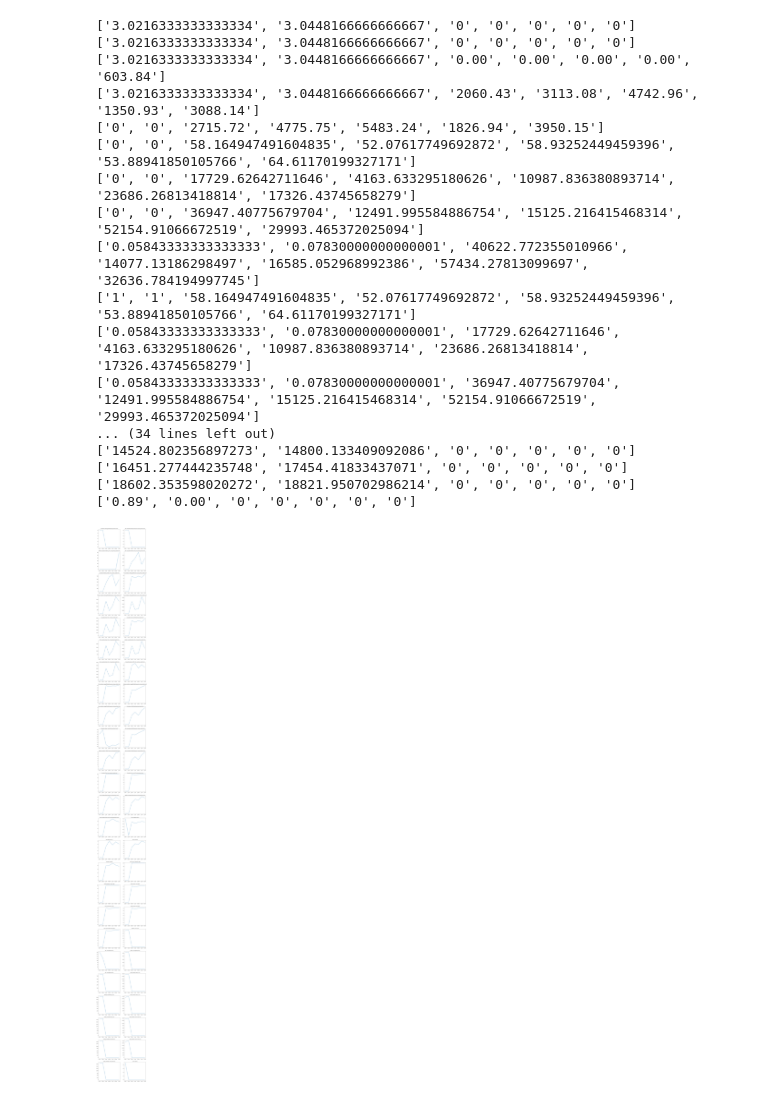
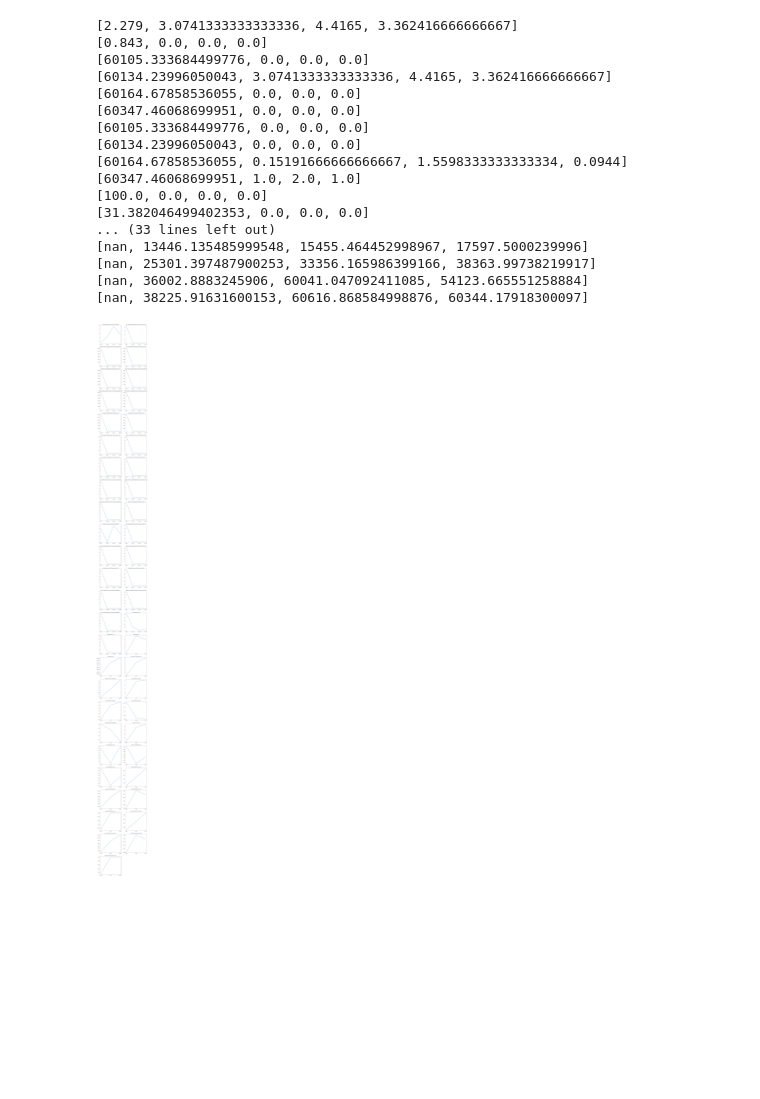
Before and after one commit to vavalm/elasticsearch-docker-cluster, a Jupyter notebook: rally/benchmarks/results/display_result.ipynb, the cells around one changed output. Drawn from its saved outputs; the diff is of its cells as text; code cells hidden in the pictures; blank space fills up the shorter version.

Commit message:
display_result.ipynb modified test results added README.md updated

```diff
--- a/rally/benchmarks/results/display_result.ipynb
+++ b/rally/benchmarks/results/display_result.ipynb
@@ -6,7 +6,7 @@ import os
 # %%
 slaves_df = []
 
-dir_path = r'gcp-results/'
+dir_path = r'msi-ge62-val/'
 for filename in np.sort(os.listdir(dir_path)):
     if filename.endswith(".csv"):
         print(dir_path + filename)
@@ -23,3 +20,3 @@ gcp-results/2019-02-05-metricbeat-7slaves.csv
 # %%
-slaves_df[0]['Metric'].unique()
-len(slaves_df)
+slaves_df[1]['Metric'].unique()
+SLAVES_NB = len(slaves_df)
@@ -28,6 +23,6 @@ len(slaves_df)
 # %%
-total_data = pd.DataFrame(slaves_df[0]['Metric'])
-total_data['Unit'] = slaves_df[0]['Unit']
+total_data = pd.DataFrame(slaves_df[1]['Metric'])
+total_data['Unit'] = slaves_df[1]['Unit']
 cell_names = []
 
 for i, slave in enumerate(slaves_df):
@@ -79,34 +74,33 @@ for i in range(len(list_row)):
     name_to_index[total_data['Metric'][i]] = i
 
 def get_plot_data(index):
-    print([total_data.iloc[index][str(i) + '_slave'] for i in range(1,8)])
-    return [float(total_data.iloc[index][str(i) + '_slave']) for i in range(1,8)]
+    print([total_data.iloc[index][str(i) + '_slave'] for i in range(1,SLAVES_NB + 1)])
+    return [float(total_data.iloc[index][str(i) + '_slave']) for i in range(1,SLAVES_NB + 1)]
 # %%
 from matplotlib.ticker import FormatStrFormatter
 
 plt.figure(figsize=[15,len(list_row)//2*7.5])
 for i,row in enumerate(list_row):
     plt.subplot(len(list_row)//2+1,2,i+1)
-    plt.xticks([0,1,2,3,4,5,6], cell_names)
+    plt.xticks([i for i in range(0,SLAVES_NB)], cell_names)
     plt.title(row + ' ('+ str(list_unit[name_to_index[row]])+')')
-#     print(get_plot_data(name_to_index[row]))
     plt.plot(get_plot_data(name_to_index[row]))
 # %% [output]
-['3.0216333333333334', '3.0448166666666667', '0', '0', '0', '0', '0']
-['3.0216333333333334', '3.0448166666666667', '0', '0', '0', '0', '0']
-['3.0216333333333334', '3.0448166666666667', '0.00', '0.00', '0.00', '0.00', '603.84']
-['3.0216333333333334', '3.0448166666666667', '2060.43', '3113.08', '4742.96', '1350.93', '3088.14']
-['0', '0', '2715.72', '4775.75', '5483.24', '1826.94', '3950.15']
-['0', '0', '58.164947491604835', '52.07617749692872', '58.93252449459396', '53.88941850105766', '64.61170199327171']
-['0', '0', '17729.62642711646', '4163.633295180626', '10987.836380893714', '23686.26813418814', '17326.43745658279']
-['0', '0', '36947.40775679704', '12491.995584886754', '15125.216415468314', '52154.91066672519', '29993.465372025094']
-['0.05843333333333333', '0.07830000000000001', '40622.772355010966', '14077.13186298497', '16585.052968992386', '57434.27813099697', '32636.784194997745']
-['1', '1', '58.164947491604835', '52.07617749692872', '58.93252449459396', '53.88941850105766', '64.61170199327171']
-['0.05843333333333333', '0.07830000000000001', '17729.62642711646', '4163.633295180626', '10987.836380893714', '23686.26813418814', '17326.43745658279']
-['0.05843333333333333', '0.07830000000000001', '36947.40775679704', '12491.995584886754', '15125.216415468314', '52154.91066672519', '29993.465372025094']
-... (34 lines left out)
-['14524.802356897273', '14800.133409092086', '0', '0', '0', '0', '0']
-['16451.277444235748', '17454.41833437071', '0', '0', '0', '0', '0']
-['18602.353598020272', '18821.950702986214', '0', '0', '0', '0', '0']
-['0.89', '0.00', '0', '0', '0', '0', '0']
+[2.279, 3.0741333333333336, 4.4165, 3.362416666666667]
+[0.843, 0.0, 0.0, 0.0]
+[60105.333684499776, 0.0, 0.0, 0.0]
+[60134.23996050043, 3.0741333333333336, 4.4165, 3.362416666666667]
+[60164.67858536055, 0.0, 0.0, 0.0]
+[60347.46068699951, 0.0, 0.0, 0.0]
+[60105.333684499776, 0.0, 0.0, 0.0]
+[60134.23996050043, 0.0, 0.0, 0.0]
+[60164.67858536055, 0.15191666666666667, 1.5598333333333334, 0.0944]
+[60347.46068699951, 1.0, 2.0, 1.0]
+[100.0, 0.0, 0.0, 0.0]
+[31.382046499402353, 0.0, 0.0, 0.0]
+... (33 lines left out)
+[nan, 13446.135485999548, 15455.464452998967, 17597.5000239996]
+[nan, 25301.397487900253, 33356.165986399166, 38363.99738219917]
+[nan, 36002.8883245906, 60041.047092411085, 54123.665551258884]
+[nan, 38225.91631600153, 60616.868584998876, 60344.17918300097]
-[figure, old version]
+[figure, new version]
```
Also changed, not shown: parts of 4 cells of this notebook, 20 other files.
